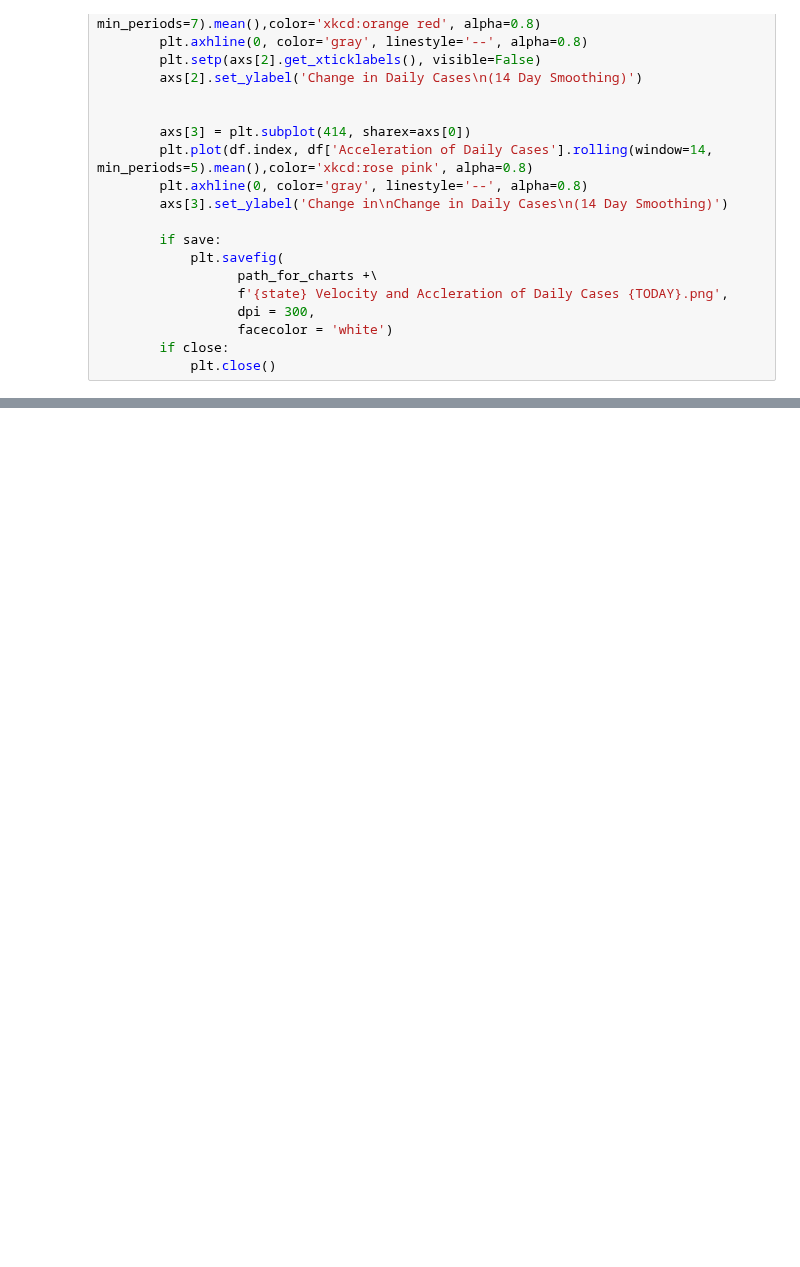
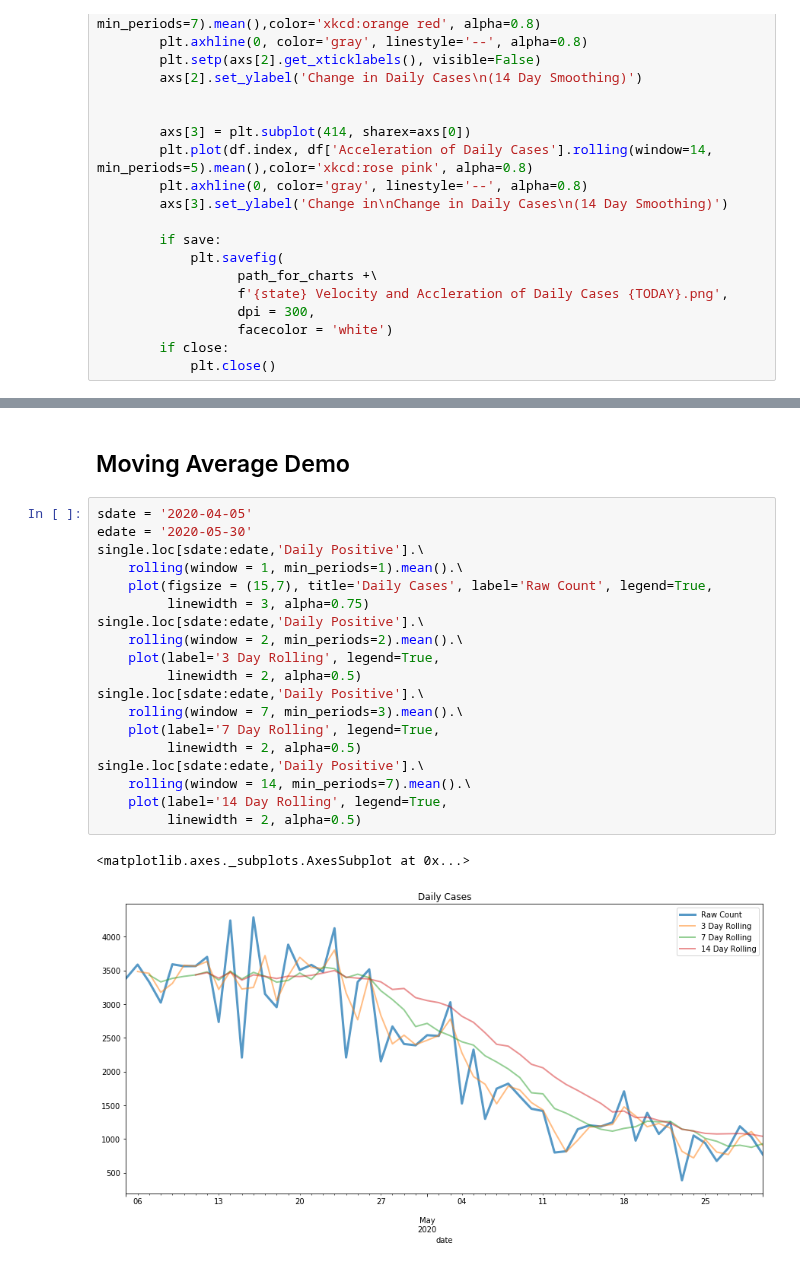
Before and after one commit to kaumaron/NJcomCOVIDData, a Jupyter notebook: NJcomCOVIDExtract-Timeseries.ipynb, the cells around one changed output, grey strips where cells are left out. Saved outputs shown, nothing was run; the diff lists cells and outputs as text; blank space fills up the shorter version.

```diff
--- a/NJcomCOVIDExtract-Timeseries.ipynb
+++ b/NJcomCOVIDExtract-Timeseries.ipynb
@@ -329,0 +364,24 @@ Alabama returned 268 rows
+# %% [markdown]
+## Moving Average Demo
+# %%
+sdate = '2020-04-05'
+edate = '2020-05-30'
+single.loc[sdate:edate,'Daily Positive'].\
+    rolling(window = 1, min_periods=1).mean().\
+    plot(figsize = (15,7), title='Daily Cases', label='Raw Count', legend=True,
+         linewidth = 3, alpha=0.75)
+single.loc[sdate:edate,'Daily Positive'].\
+    rolling(window = 2, min_periods=2).mean().\
+    plot(label='3 Day Rolling', legend=True,
+         linewidth = 2, alpha=0.5)
+single.loc[sdate:edate,'Daily Positive'].\
+    rolling(window = 7, min_periods=3).mean().\
+    plot(label='7 Day Rolling', legend=True,
+         linewidth = 2, alpha=0.5)
+single.loc[sdate:edate,'Daily Positive'].\
+    rolling(window = 14, min_periods=7).mean().\
+    plot(label='14 Day Rolling', legend=True,
+         linewidth = 2, alpha=0.5)
+# %% [output]
+<matplotlib.axes._subplots.AxesSubplot at 0x...>
+[figure, added]
```
Also changed, not shown: parts of 8 cells of this notebook.
